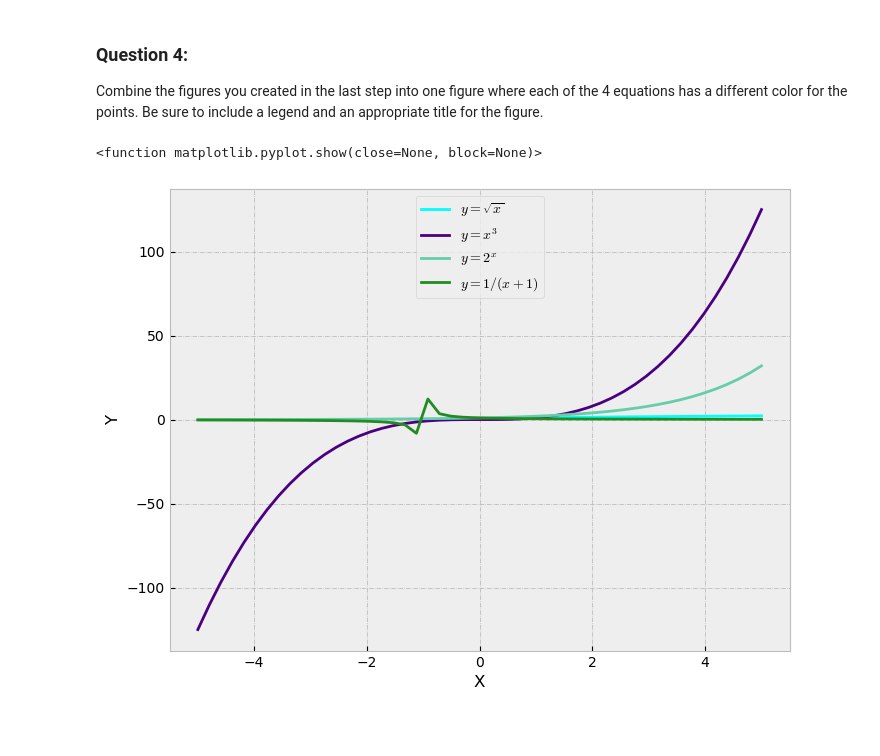
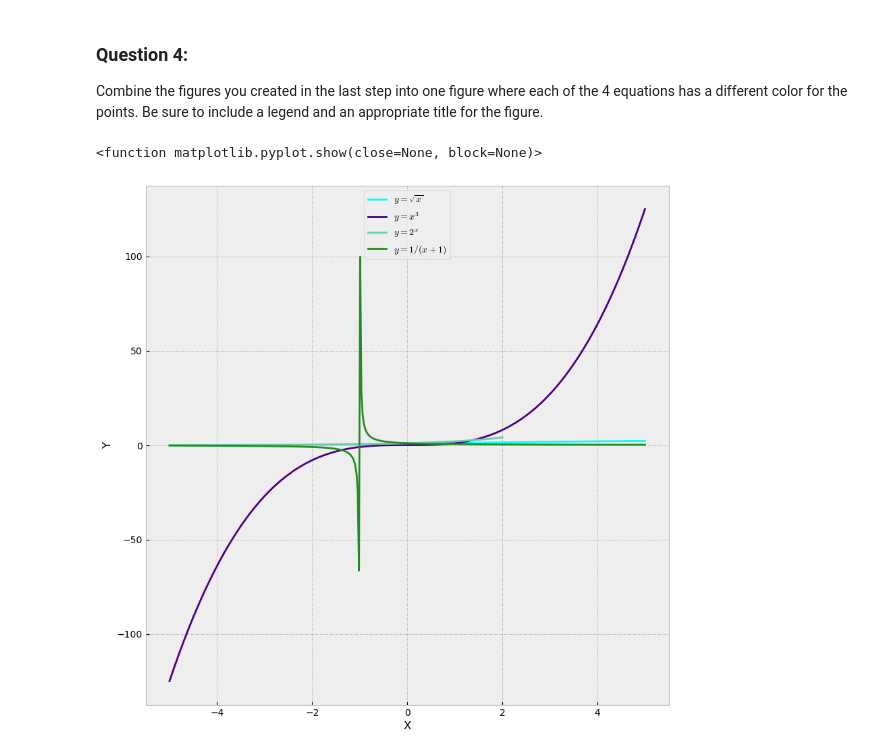
Before and after one commit to NikkideVries/ds-libraries-exercises, a Jupyter notebook: matplotlib_exercises.ipynb, the cells around one changed output. Drawn from its saved outputs; the diff is of its cells as text; code cells hidden in the pictures; blank space fills up the shorter version.

```diff
--- a/matplotlib_exercises.ipynb
+++ b/matplotlib_exercises.ipynb
@@ -87,5 +87,5 @@ plt.show()
 # %%
-x = np.linspace(1, 10, 100) #range of x values
+x = np.linspace(-10, 10, 100) #range of x values
 y2 = 1/(x+1)
 
 plt.figure(figsize=(8,8))
@@ -103,28 +133,24 @@ Combine the figures you created in the last step into one large figure with 4 su
 # %%
- x = np.linspace(0, 5, 100)
 
-y1 = np.sqrt(x)
-y2 = x**3
-y3 = 2**x
-y4 = 1/(x+1)
-
-plt.figure(figsize=(8,8))
+plt.figure(figsize=(10,8))
 plt.suptitle('Different Equations')
 
 plt.subplot(221)
-plt.plot(x, y1, color='b', ls='--')
+plt.plot(x1, y1, color='b', ls='--')
 plt.title('$y=\sqrt{x}$')
 
 plt.subplot(222)
-plt.plot(x, y2, color="g", ls='--')
+plt.plot(x2, y2, color="g", ls='--')
+plt.ylim(-10,10)
+plt.xlim(-10,10)
 plt.title('$y=x^3$')
 
 plt.subplot(223)
-plt.plot(x, y3, color='purple', ls='--')
+plt.plot(x3, y3, color='purple', ls='--')
 plt.title('$y=2^x$')
 
 plt.subplot(224)
-plt.plot(x, y4, color='limegreen', ls='--')
+plt.plot(x4, y4, color='limegreen', ls='--')
 plt.title('$y=1/(x+1)$')
 
 plt.show()
@@ -135,32 +161,39 @@ plt.show()
 Combine the figures you created in the last step into one figure where each of the 4 equations has a different color for the points. Be sure to include a legend and an appropriate title for the figure.
 # %%
 # np.linspace(start, stop, num=50(number of samples))
-x = np.linspace(-5, 5, 50)
 
-y1 = np.sqrt(x)
-y2 = x**3
-y3 = 2**x
-y4 = 1/(x+1)
+x1 = np.linspace(0,5,400)
+x2 = np.linspace(-5,5,400)
+x3 = np.linspace(-5,2,400)
+x4 = np.linspace(-5,5,400)
+
+y1 = [x**0.5 for x in x1]
+y2 = [x**3 for x in x2]
+y3 = [2**x for x in x3]
+y4 = [1/(x+1) for x in x4]
 
 
-plt.figure(figsize=(8,6))
 
-plt.plot(x, y1, color='aqua', label='$y=\sqrt{x}$')
+plt.figure(figsize=(10,10))
 
-plt.plot(x, y2, color='indigo', label='$y=x^3$')
+plt.plot(x1, y1, color='aqua', label='$y=\sqrt{x}$')
 
-plt.plot(x, y3, color='mediumaquamarine', label='$y=2^x$')
+plt.plot(x2, y2, color='indigo', label='$y=x^3$')
 
-plt.plot(x, y4, color='forestgreen', label= '$y=1/(x+1)$')
+plt.plot(x3, y3, color='mediumaquamarine', label='$y=2^x$')
+
+plt.plot(x4, y4, color='forestgreen', label= '$y=1/(x+1)$')
 
 plt.legend(loc='upper center')
+
+
 
 plt.xlabel('X')
 plt.ylabel('Y')
 
 plt.grid(ls='-.')
 
 plt.show
 # %% [output]
 <function matplotlib.pyplot.show(close=None, block=None)>
-[figure, old version]
+[figure, new version]
```
Also changed, not shown: parts of 7 cells of this notebook, 1 other file.
